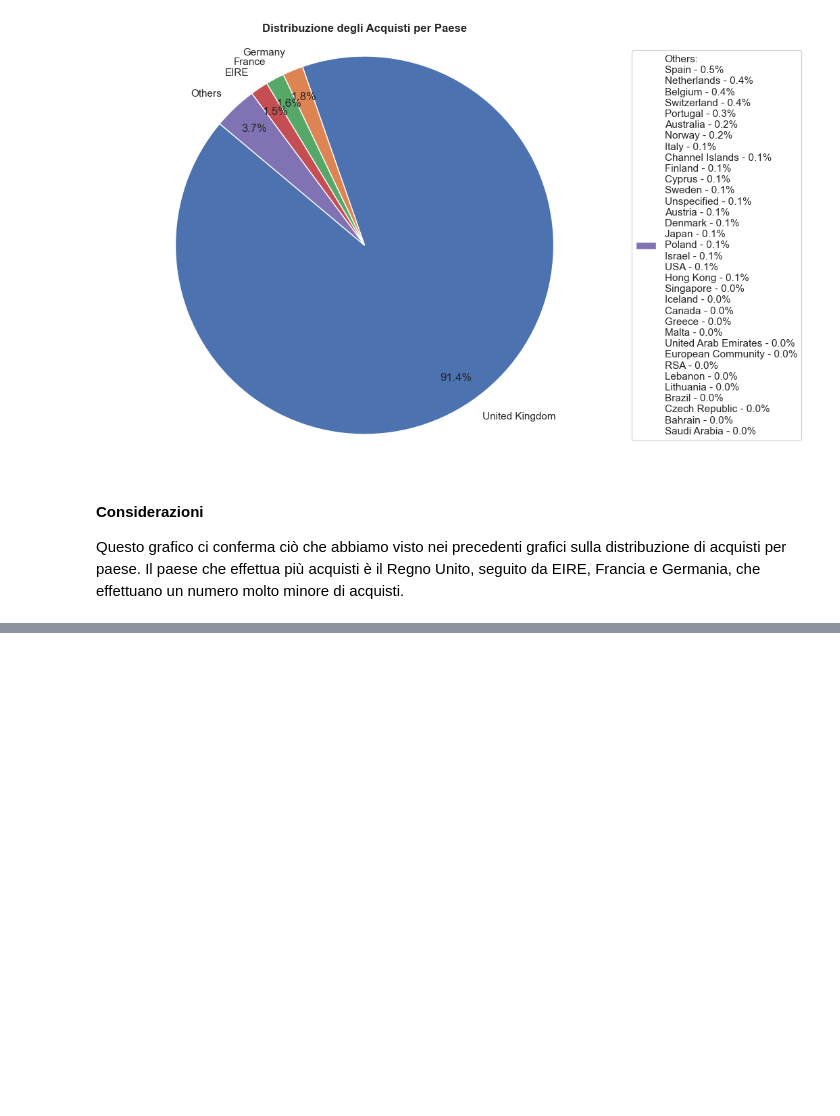
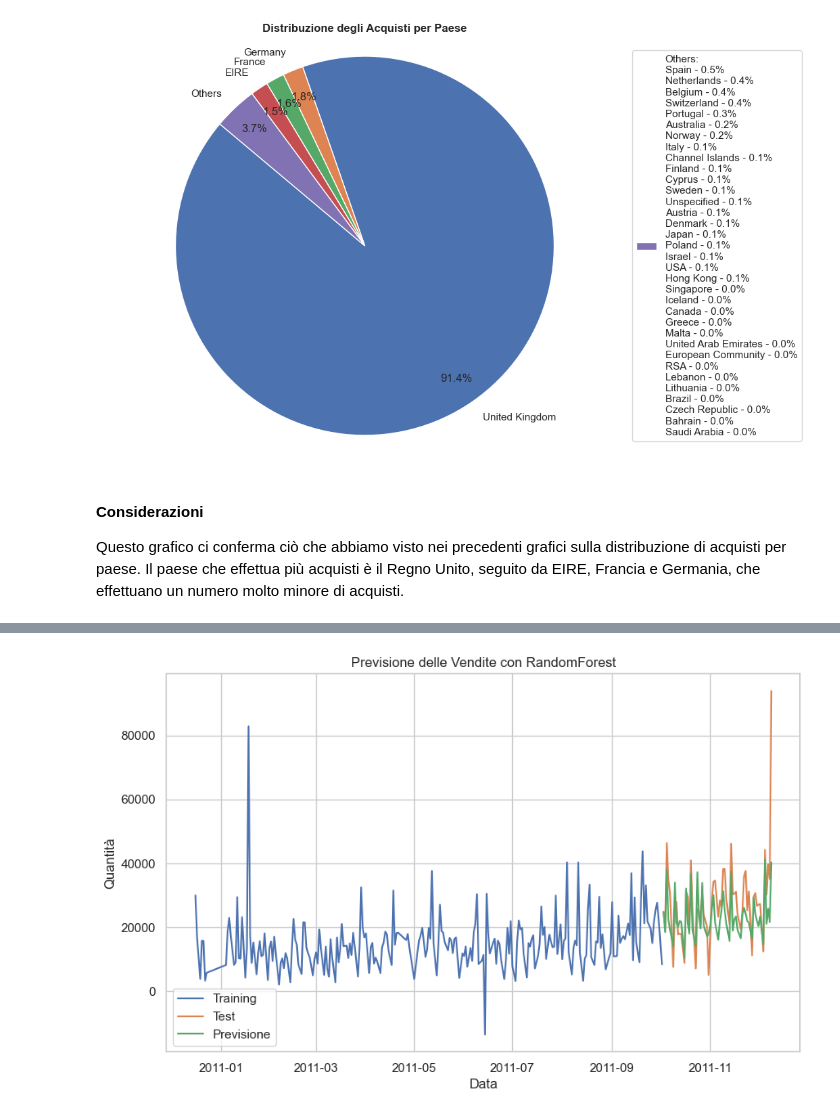
Before and after one commit to alessandrobrunoh/Progetto-Big-Data, a Jupyter notebook: notebook.ipynb, the cells around one changed output, grey strips where cells are left out. Cells and saved outputs as stored; diff of their text form; code cells hidden in the pictures; blank space fills up the shorter version.

```diff
--- a/notebook.ipynb
+++ b/notebook.ipynb
@@ -784,0 +773,12 @@ KeyboardInterrupt:
+# %%
+best_model = grid_search.best_estimator_
+best_model.fit(X_train_scaled, y_train)
+
+forecast = best_model.predict(X_test_scaled)
+forecast = pd.DataFrame(forecast, index=X_test.index, columns=['Quantity'])
+
+rmse = np.sqrt(mean_squared_error(y_test, forecast))
+
+plot_forecast(train, test, forecast)
+# %% [output]
+[figure, added]
```
Also changed, not shown: parts of 28 cells of this notebook.
